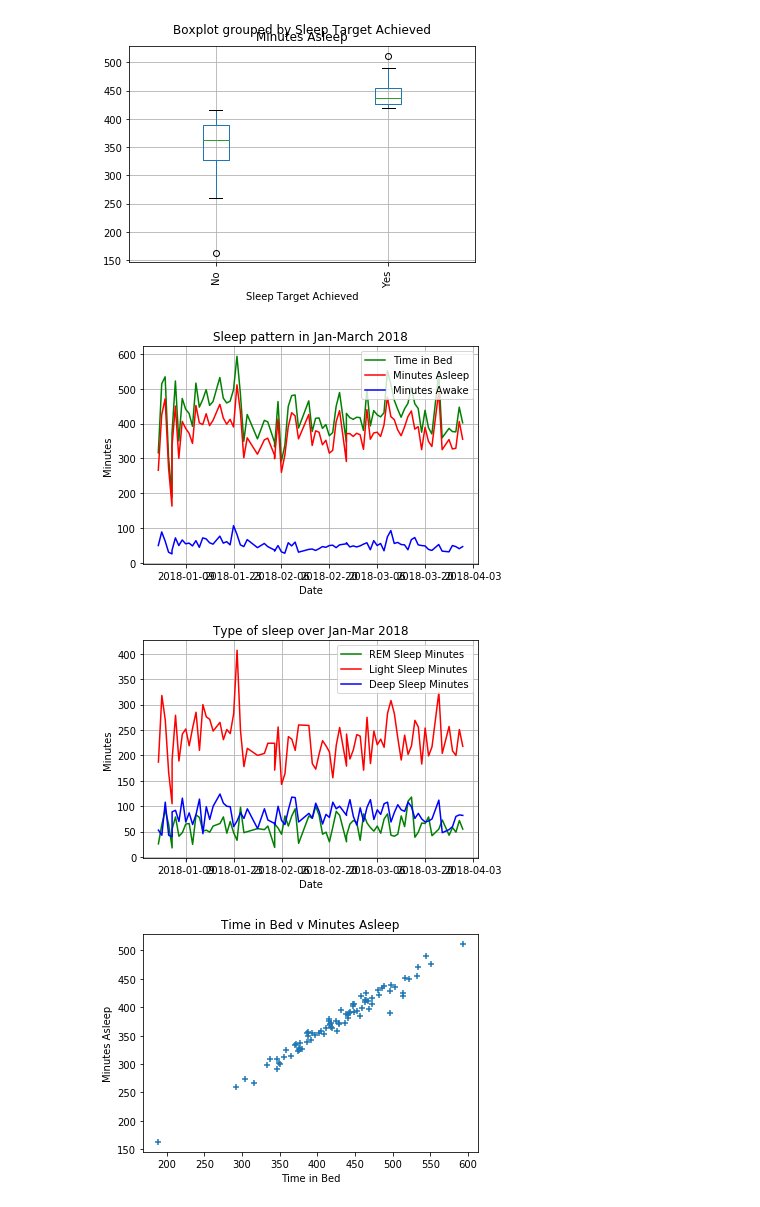
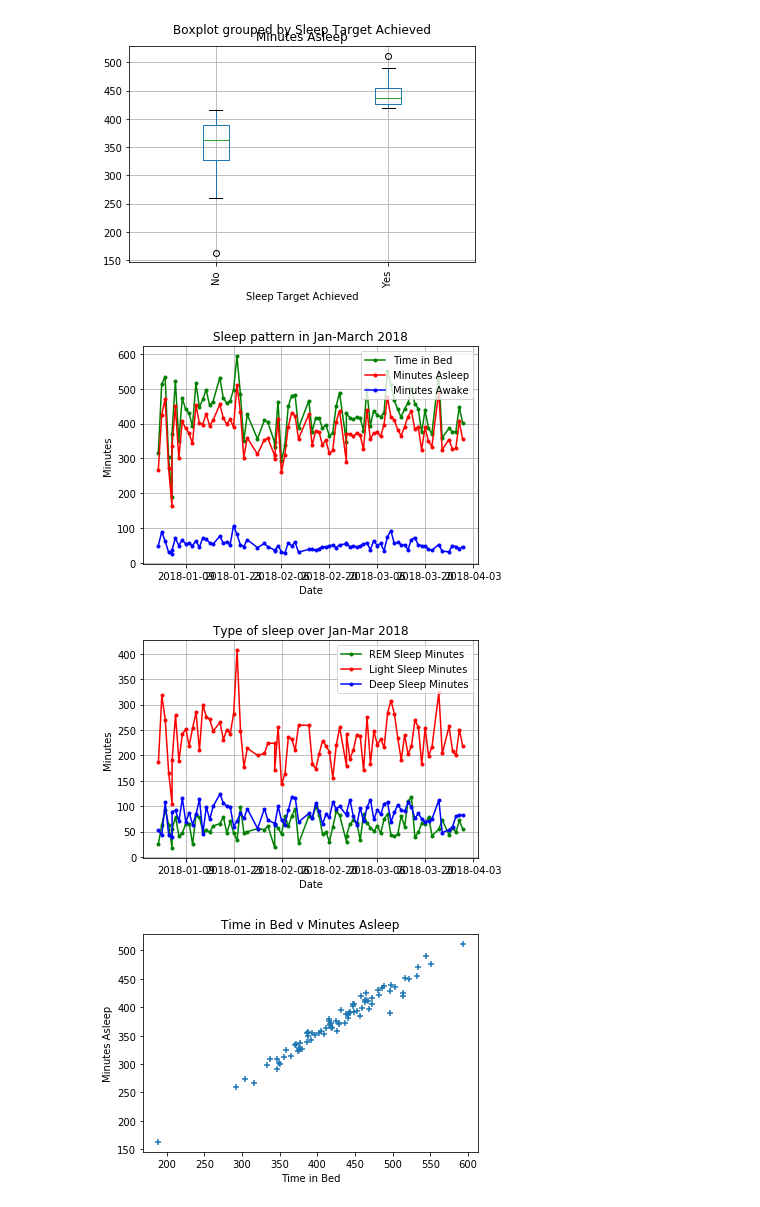
Before and after one commit to willvelida/mydata, a Jupyter notebook: jupyter notebooks/My Data Analysis Jan-Mar 2018.ipynb, the cells around one changed output. Cells and saved outputs as stored; diff of their text form; code cells hidden in the pictures.

```diff
--- a/jupyter notebooks/My Data Analysis Jan-Mar 2018.ipynb
+++ b/jupyter notebooks/My Data Analysis Jan-Mar 2018.ipynb
@@ -525,25 +530,25 @@ totalsleep_df3.boxplot(column='Minutes Asleep', by='Sleep Target Achieved', rot=
 # %%
 # Plot minutes asleep over time
 fig, ax = plt.subplots()
-ax.plot(start_time, time_in_bed, color='g', label='Time in Bed')
-ax.plot(start_time, minutes_asleep, color='r', label='Minutes Asleep')
-ax.plot(start_time, minutes_awake, color='b', label='Minutes Awake')
+ax.plot(start_time, time_in_bed, '.-', color='g', label='Time in Bed')
+ax.plot(start_time, minutes_asleep, '.-', color='r', label='Minutes Asleep')
+ax.plot(start_time, minutes_awake, '.-', color='b', label='Minutes Awake')
 ax.legend(loc='upper right')
 
 # Set the labels
 ax.set(xlabel='Date', ylabel='Minutes', title='Sleep pattern in Jan-March 2018')
 ax.grid()
 
 # Show the plot
 plt.show()
 # %% [output]
-[figure, old version]
+[figure, new version]
 # %%
 # Plot minutes type of sleep over time
 fig, ax = plt.subplots()
-ax.plot(start_time, rem_sleep, color='g', label='REM Sleep Minutes')
-ax.plot(start_time, light_sleep, color='r', label='Light Sleep Minutes')
-ax.plot(start_time, deep_sleep, color='b', label='Deep Sleep Minutes')
+ax.plot(start_time, rem_sleep,'.-', color='g', label='REM Sleep Minutes')
+ax.plot(start_time, light_sleep,'.-', color='r', label='Light Sleep Minutes')
+ax.plot(start_time, deep_sleep,'.-', color='b', label='Deep Sleep Minutes')
 ax.legend(loc='upper right')
 
 # Set labels
@@ -553,7 +558,7 @@ ax.grid()
 # Show the plot
 plt.show()
 # %% [output]
-[figure, old version]
+[figure, new version]
 # %%
 # Create scatter plot for time in bed vs time asleep
 plt.scatter(time_in_bed, minutes_asleep, marker='+')
```
Also changed, not shown: parts of 2 cells of this notebook.
